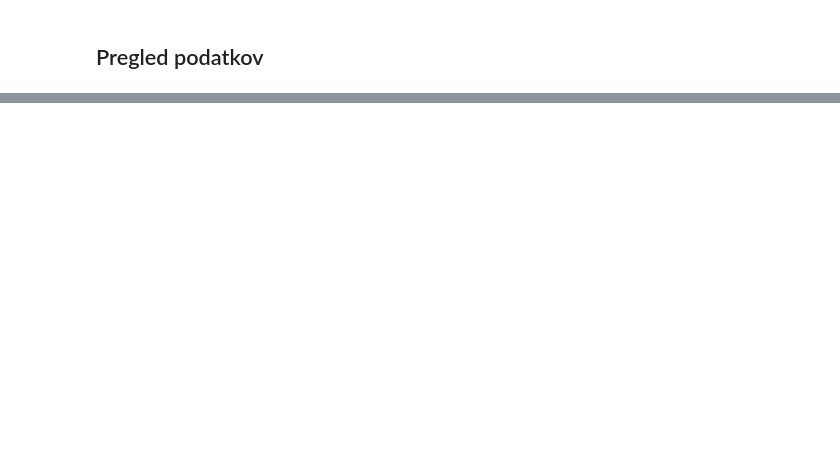
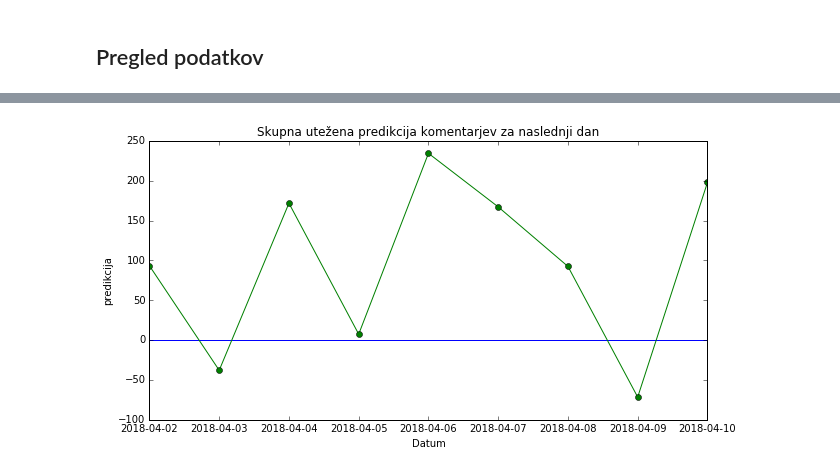
Before and after one commit to zl8252/PR18zl, a Jupyter notebook: report.ipynb, the cells around one changed output, grey strips where cells are left out. Cells and saved outputs as stored; diff of their text form; code cells hidden in the pictures; blank space fills up the shorter version.

```diff
--- a/report.ipynb
+++ b/report.ipynb
@@ -82,0 +785,67 @@ Ugotovil sem da na /r/btcNews skoraj nihče ne komentira. Ta subreddit bom zarad
+# %%
+dd_full_weightedPredictions = []
+
+# bitcoinDD
+for submission in bitcoinDD_submissions:
+    submission_prediction = 0
+
+    submission_comments = submission[5]
+    for comment in submission_comments:
+        comment_level = comment[0]
+        comment_score = comment[2]
+        comment_prediction = predict_from_comment(comment)
+        if (comment_prediction > 0):
+            comment_prediction = 1
+        if (comment_prediction < 0):
+            comment_prediction = -1
+        # ((1 - (level * 0,1)) * score) * (+-1 _odvisno_ali_je_komentar_pozitiven_ali_negativen_)
+        prediction = ((1 - (comment_level * 0.1)) * comment_score) * comment_prediction
+        submission_prediction += prediction
+
+    dd_full_weightedPredictions.append(submission_prediction)
+
+# cryptocurrencyDD
+for i, submission in enumerate(cryptocurrencyDD_submissions):
+    submission_prediction = 0
+
+    submission_comments = submission[5]
+    for comment in submission_comments:
+        comment_level = comment[0]
+        comment_score = comment[2]
+        comment_prediction = predict_from_comment(comment)
+        if (comment_prediction > 0):
+            comment_prediction = 1
+        if (comment_prediction < 0):
+            comment_prediction = -1
+        # ((1 - (level * 0,1)) * score) * (+-1 _odvisno_ali_je_komentar_pozitiven_ali_negativen_)
+        prediction = ((1 - (comment_level * 0.1)) * comment_score) * comment_prediction
+        submission_prediction += prediction
+
+    dd_full_weightedPredictions[i] += submission_prediction
+
+# removes last prediction becouse there is no correct-prediction data for it
+dd_full_weightedPredictions = dd_full_weightedPredictions[:-1]
+
+# Graf
+fig, ax = plt.subplots()
+fig.set_size_inches(10,5)
+x_es = list(range(len(dd_full_weightedPredictions)))
+plt.plot(x_es, [0 for x in x_es])
+plt.plot(x_es, dd_full_weightedPredictions, linestyle='-',marker="o")
+x_ticks = [dd_dates[i] for i in x_es]
+plt.xticks(x_es, x_ticks)
+plt.title("Skupna utežena predikcija komentarjev za naslednji dan")
+plt.xlabel("Datum")
+plt.ylabel("predikcija")
+
+dd_predictions = []
+for full_prediction in dd_full_weightedPredictions:
+    prediction = 0
+    if full_prediction > 0:
+        prediction = 1
+    if full_prediction < 0:
+        prediction = -1
+    dd_predictions.append(prediction)
+
+print_result(bitstamp_price_correctPredictions, dd_predictions)
+# %% [output]
@@ -82,0 +865 @@ Ugotovil sem da na /r/btcNews skoraj nihče ne komentira. Ta subreddit bom zarad
+[figure, added]
```
Also changed, not shown: parts of 35 cells of this notebook, 2 other files.
